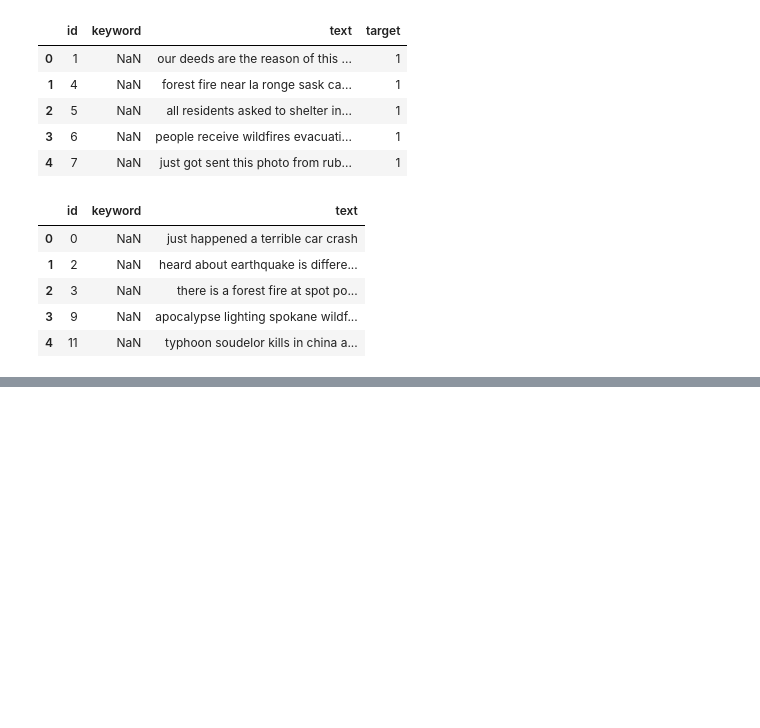
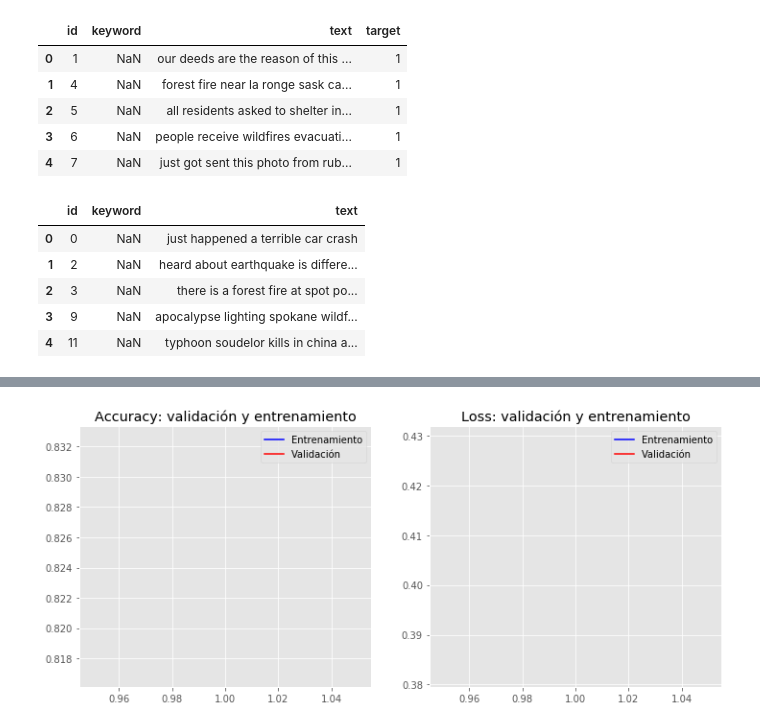
Before and after one commit to patopizzini/Organizacion_Datos_1C2020, a Jupyter notebook: TP2/TP2 Bert fixes.ipynb, the cells around one changed output, grey strips where cells are left out. Saved outputs shown, nothing was run; the diff lists cells and outputs as text; code cells hidden in the pictures; blank space fills up the shorter version.

```diff
--- a/TP2/TP2 Bert fixes.ipynb
+++ b/TP2/TP2 Bert fixes.ipynb
@@ -79,6 +89,28 @@ df_twitter_test.head()
 | 2 | 3 | NaN | there is a forest fire at spot po... |
 | 3 | 9 | NaN | apocalypse lighting spokane wildf... |
 | 4 | 11 | NaN | typhoon soudelor kills in china a... |
+# %%
+# Funciones AUXILIARES
+# Grafica para un modelo los resultados del entrenamiento
+def plot_history(history):
+    acc = history.history['accuracy']
+    val_acc = history.history['val_accuracy']
+    loss = history.history['loss']
+    val_loss = history.history['val_loss']
+    x = range(1, len(acc) + 1)
+
+    plt.figure(figsize=(12, 5))
+    plt.subplot(1, 2, 1)
+    plt.plot(x, acc, 'b', label='Entrenamiento')
+    plt.plot(x, val_acc, 'r', label='Validación')
+    plt.title('Accuracy: validación y entrenamiento')
+    plt.legend()
+    plt.subplot(1, 2, 2)
+    plt.plot(x, loss, 'b', label='Entrenamiento')
+    plt.plot(x, val_loss, 'r', label='Validación')
+    plt.title('Loss: validación y entrenamiento')
+    plt.legend()
+    plt.show()
 # %%
 # Defino funcion bert_encode
 def bert_encode(texts, tokenizer, max_len=512):
@@ -186,3 +216,8 @@ metrics
+# %%
+# Mostramos el historial del entrenamiento en forma grafica
+plot_history(model.history)
+# %% [output]
+[figure, added]
 # %%
 # Hacemos la prediccion
 model.load_weights('models/TP2_BERT_model.h5')
```
Also changed, not shown: parts of 6 cells of this notebook, 5 other files.
